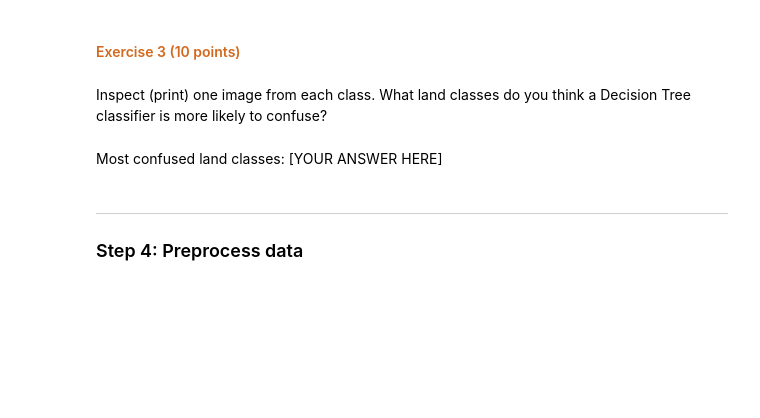
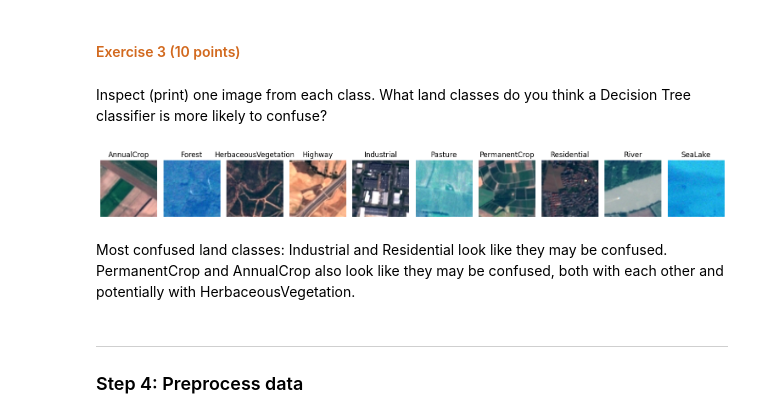
Before and after one commit to davidsolow/w207_applied_machine_learning, a Jupyter notebook: Homeworks/07 Decision Forests.ipynb, the cells around one changed output. Saved outputs shown, nothing was run; the diff lists cells and outputs as text; code cells hidden in the pictures; blank space fills up the shorter version.

```diff
--- a/Homeworks/07 Decision Forests.ipynb
+++ b/Homeworks/07 Decision Forests.ipynb
@@ -108,8 +134,22 @@ Comment on class balance: [YOUR ANSWER HERE]
 Inspect (print) one image from each class. What land classes do you think a Decision Tree classifier is more likely to confuse?
 # %%
 # FILL IN CODE HERE #
+np.random.seed(0)
+images_sample = np.random.rand(10,64,64,3)
+unique_labels, indices = np.unique(labels, return_index=True)
+fig, axes = plt.subplots(1, len(unique_labels), figsize=(15,5))
+for ax, index, label in zip(axes, indices, unique_labels):
+    tn = array_to_img(images[index])
+    ax.imshow(tn)
+    ax.axis('off')
+    ax.set_title(label)
+
+plt.tight_layout()
+plt.show()
+# %% [output]
+[figure, added]
 # %% [markdown]
-Most confused land classes: [YOUR ANSWER HERE]
+Most confused land classes: Industrial and Residential look like they may be confused. PermanentCrop and AnnualCrop also look like they may be confused, both with each other and potentially with HerbaceousVegetation.
 # %% [markdown]
 ---
 ### Step 4: Preprocess data
```
Also changed, not shown: parts of 34 cells of this notebook.
